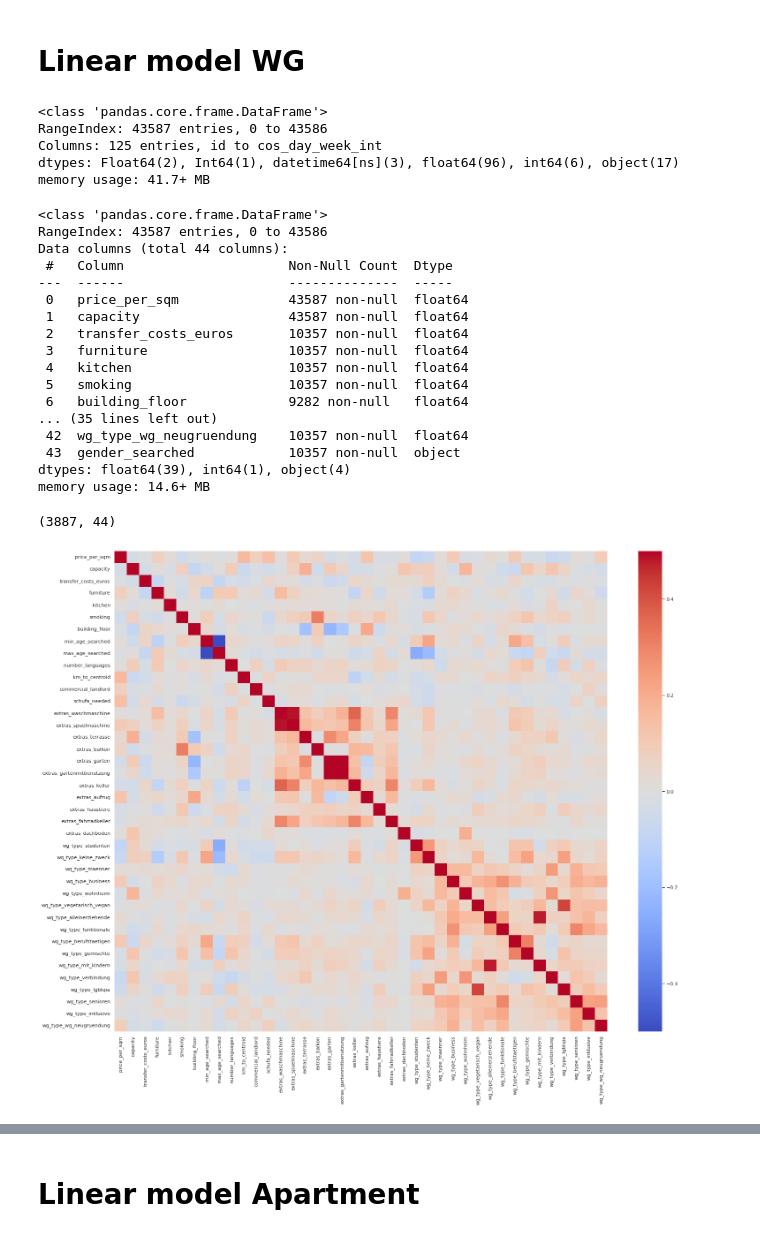
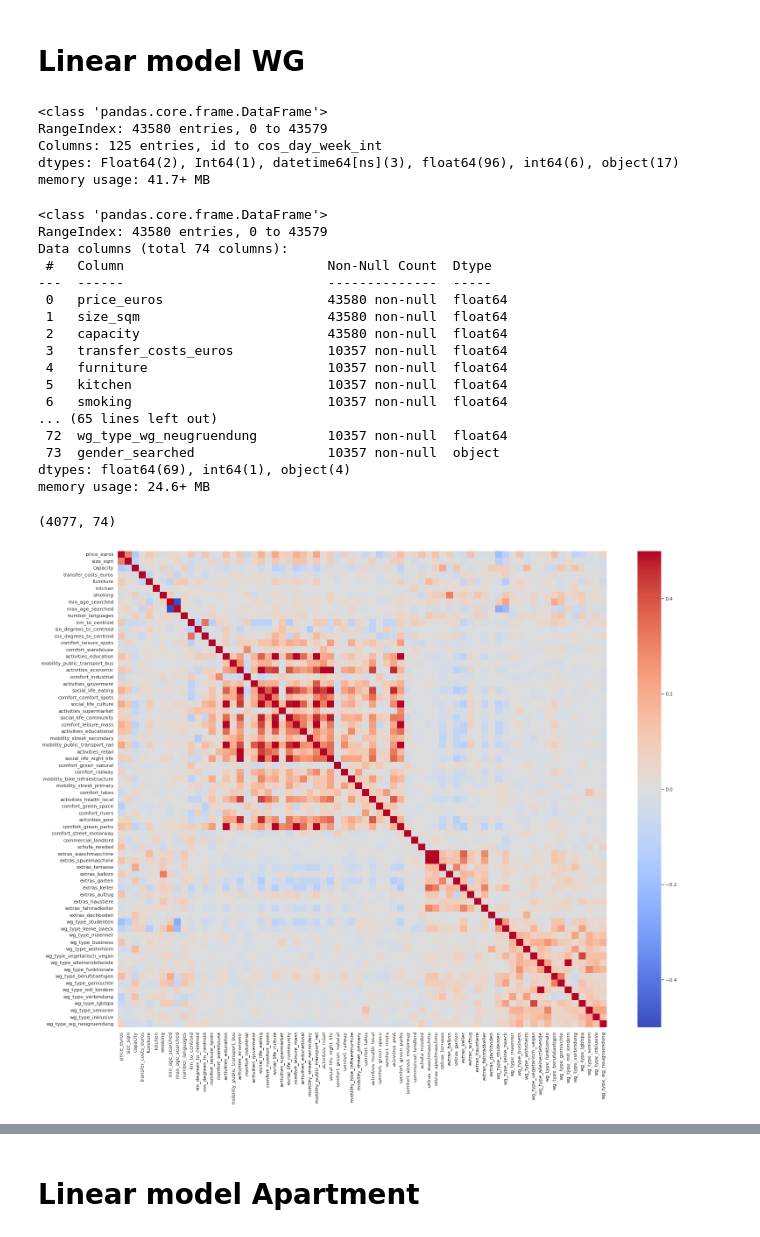
Before and after one commit to chvieira2/housing_crawler, a Jupyter notebook: notebooks/linear_models.ipynb, the cells around one changed output, grey strips where cells are left out. Cells and saved outputs as stored; diff of their text form; code cells hidden in the pictures.

```diff
--- a/notebooks/linear_models.ipynb
+++ b/notebooks/linear_models.ipynb
@@ -24,7 +24,7 @@ from housing_crawler.utils import standardize_features, return_significative_coe
 from config.config import ROOT_DIR
 from housing_crawler.params import dict_city_number_wggesucht
 # %%
-ads_feat_df = get_processed_ads_table(update_table=True)
+ads_feat_df = get_processed_ads_table()
 list(ads_feat_df.columns)
 # %% [output]
 ===> Loaded all_encoded.csv locally
@@ -87,7 +87,7 @@ flathouse_df = ads_feat_df.query('(type_offer_simple == "Apartment")').reset_ind
 wg_df.info()
 # %% [output]
 <class 'pandas.core.frame.DataFrame'>
-RangeIndex: 43587 entries, 0 to 43586
+RangeIndex: 43580 entries, 0 to 43579
 Columns: 125 entries, id to cos_day_week_int
 dtypes: Float64(2), Int64(1), datetime64[ns](3), float64(96), int64(6), object(17)
 memory usage: 41.7+ MB
@@ -132,9 +132,10 @@ features = [
     'comfort_street_motorway'
 ]
 
-target = 'price_per_sqm'
+target = 'price_euros'#'price_per_sqm'
 
 selected_num_features = [
+            'size_sqm',
 #             'days_available',
             'capacity',
 #             'male_flatmates',
@@ -152,7 +153,7 @@ selected_num_features = [
 #             'public_transport_distance',
 #             'home_total_size',
             'smoking',
-            'building_floor',
+#             'building_floor',
 
 #             'min_age_flatmates',
 #             'max_age_flatmates',
@@ -187,7 +188,7 @@ selected_cat_features = ['city',
             'extras_terrasse',
             'extras_balkon',
             'extras_garten',
-            'extras_gartenmitbenutzung',
+#             'extras_gartenmitbenutzung',
             'extras_keller',
             'extras_aufzug',
             'extras_haustiere',
@@ -233,22 +234,22 @@ df_zscored = wg_df[all_columns#+['city']
 df_zscored.info()
 # %% [output]
 <class 'pandas.core.frame.DataFrame'>
-RangeIndex: 43587 entries, 0 to 43586
-Data columns (total 44 columns):
- #   Column                     Non-Null Count  Dtype
----  ------                     --------------  -----
- 0   price_per_sqm              43587 non-null  float64
- 1   capacity                   43587 non-null  float64
- 2   transfer_costs_euros       10357 non-null  float64
- 3   furniture                  10357 non-null  float64
- 4   kitchen                    10357 non-null  float64
- 5   smoking                    10357 non-null  float64
- 6   building_floor             9282 non-null   float64
-... (35 lines left out)
- 42  wg_type_wg_neugruendung    10357 non-null  float64
- 43  gender_searched            10357 non-null  object
-dtypes: float64(39), int64(1), object(4)
-memory usage: 14.6+ MB
+RangeIndex: 43580 entries, 0 to 43579
+Data columns (total 74 columns):
+ #   Column                          Non-Null Count  Dtype
+---  ------                          --------------  -----
+ 0   price_euros                     43580 non-null  float64
+ 1   size_sqm                        43580 non-null  float64
+ 2   capacity                        43580 non-null  float64
+ 3   transfer_costs_euros            10357 non-null  float64
+ 4   furniture                       10357 non-null  float64
+ 5   kitchen                         10357 non-null  float64
+ 6   smoking                         10357 non-null  float64
+... (65 lines left out)
+ 72  wg_type_wg_neugruendung         10357 non-null  float64
+ 73  gender_searched                 10357 non-null  object
+dtypes: float64(69), int64(1), object(4)
+memory usage: 24.6+ MB
 # %%
 df_zscored = df_zscored.dropna(axis=0)
 # z-scoring columns
@@ -258,14 +259,15 @@ df_zscored = standardize_features(df_zscored, columns_to_zscore)
 df_city = df_zscored#[df_zscored['city'] == 'Leipzig']
 df_city.shape
 # %% [output]
-(3887, 44)
+(4077, 74)
 # %%
 sns.set_theme(style = "whitegrid", font_scale= 1)
 fig, ax1 = plt.subplots(nrows=1, ncols=1, figsize=(25, 20))
 
-sns.heatmap(df_city.corr(), cmap='coolwarm',
+data_corr = df_city.corr()
+sns.heatmap(data_corr, cmap='coolwarm',
             annot = False,
             annot_kws={"size": 8},
             vmin=-0.5, vmax=0.5);
 # %% [output]
-[figure, old version]
+[figure, new version]
```
Also changed, not shown: parts of 29 cells of this notebook, 3 other files.
